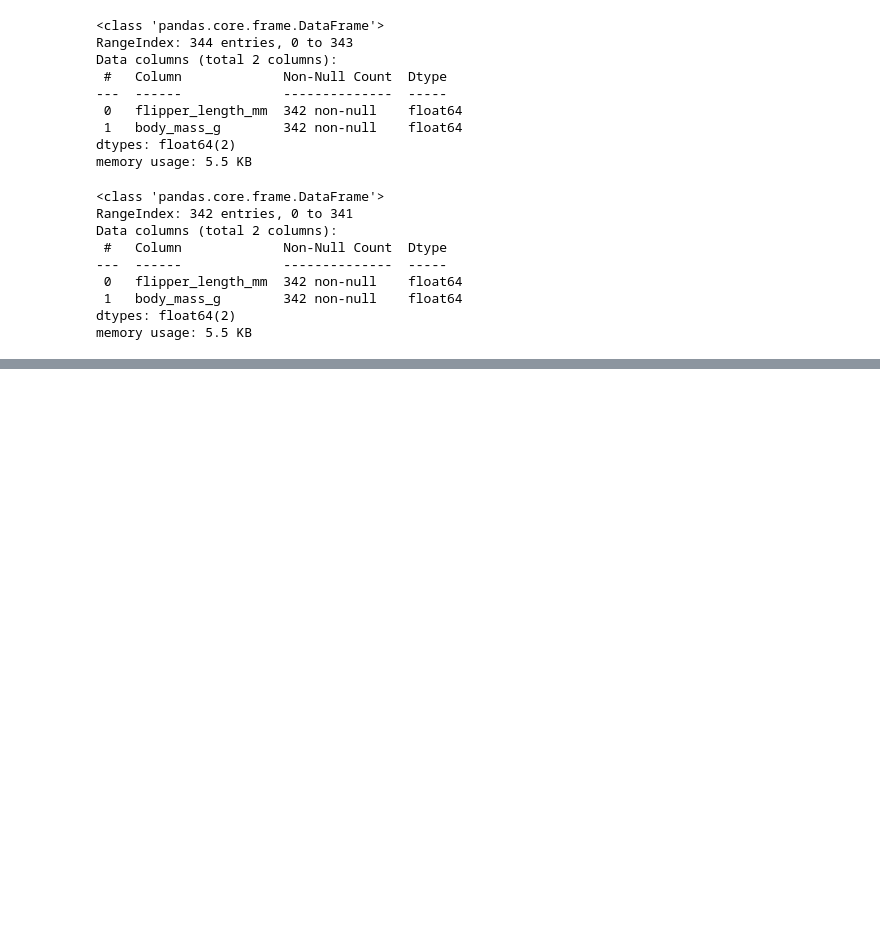
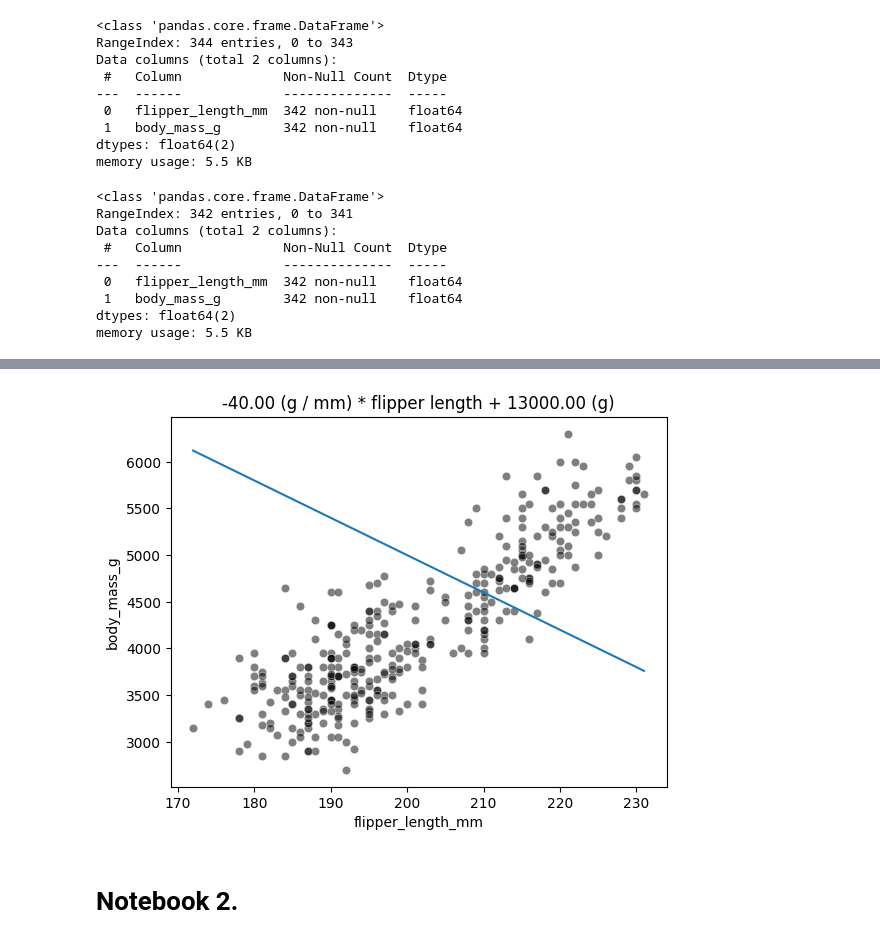
Before and after one commit to DavidGuzzi/inria, a Jupyter notebook: module_4.ipynb, the cells around one changed output, grey strips where cells are left out. Saved outputs shown, nothing was run; the diff lists cells and outputs as text; code cells hidden in the pictures; blank space fills up the shorter version.

```diff
--- a/module_4.ipynb
+++ b/module_4.ipynb
@@ -43,0 +85,17 @@ memory usage: 5.5 KB
+# %%
+weight_flipper_length = -40
+intercept_body_mass = 13000
+
+predicted_body_mass = linear_model_flipper_mass(
+    flipper_length_range, weight_flipper_length, intercept_body_mass
+)
+
+ax = sns.scatterplot(
+    data=penguins, x=feature_name, y=target_name, color="black", alpha=0.5
+)
+ax.plot(flipper_length_range, predicted_body_mass)
+_ = ax.set_title(label.format(weight_flipper_length, intercept_body_mass))
+# %% [output]
+[figure, added]
+# %% [markdown]
+# Notebook 2.
```
Also changed, not shown: parts of 3 cells of this notebook.
